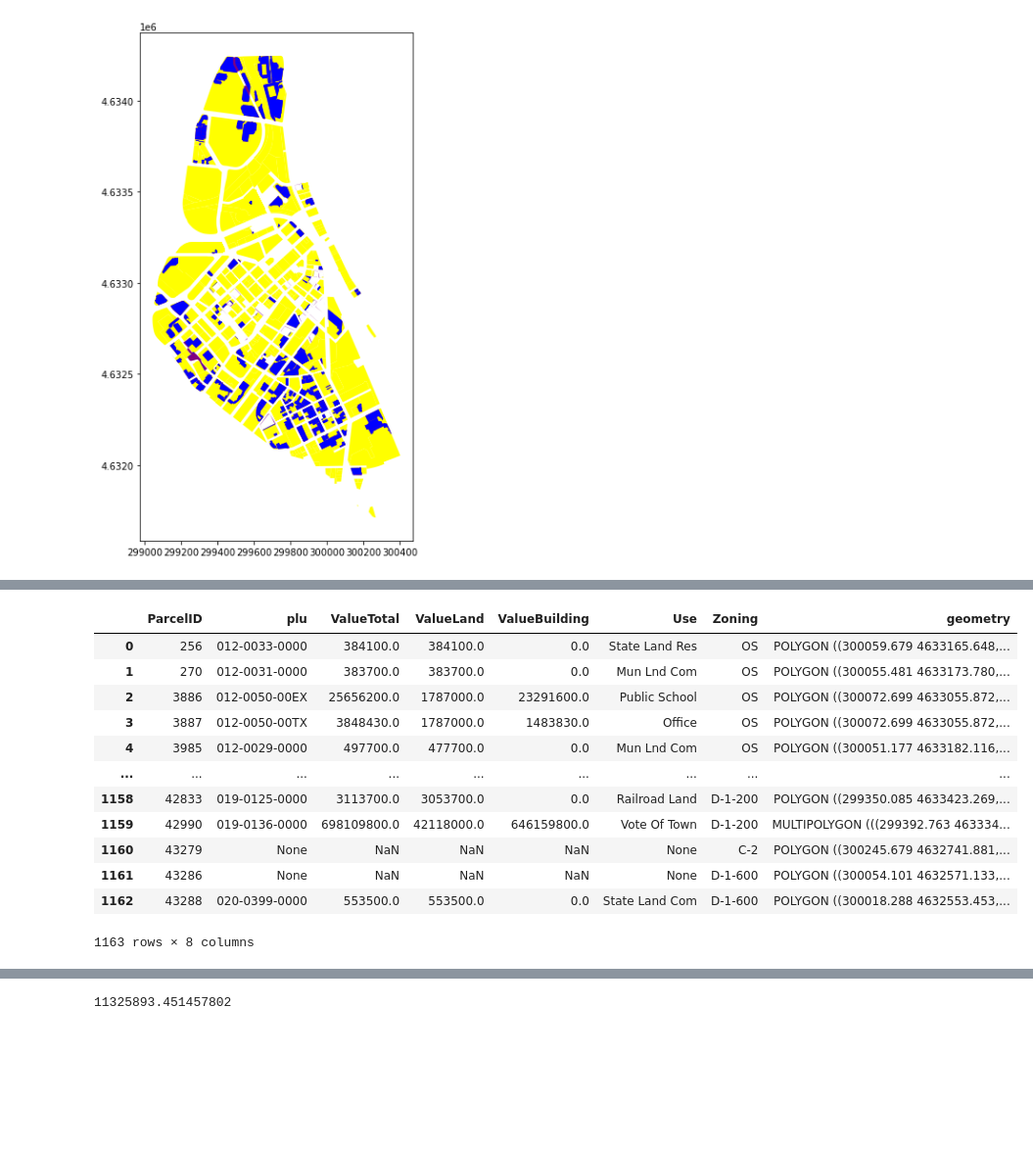
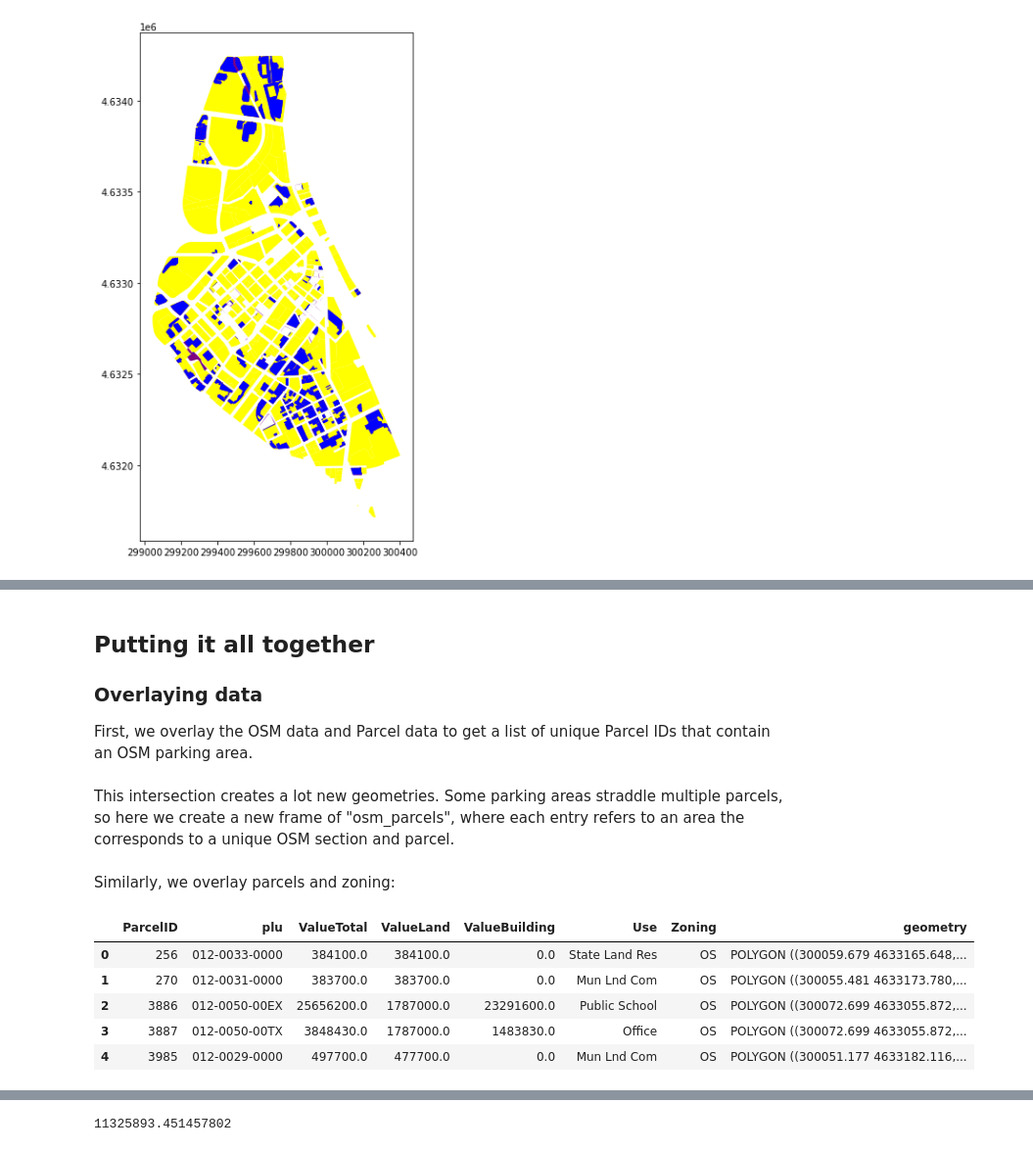
Before and after one commit to chris-sarli/parking-analysis, a Jupyter notebook: notebooks/Taxes.ipynb, the cells around one changed output, grey strips where cells are left out. Shown: that part at 98% size. Saved outputs shown, nothing was run; the diff lists cells and outputs as text; code cells hidden in the pictures; blank space fills up the shorter version.

```diff
--- a/notebooks/Taxes.ipynb
+++ b/notebooks/Taxes.ipynb
@@ -152,6 +137,14 @@ def getParcelArea(parcelId):
+# %% [markdown]
+## Putting it all together
+
+### Overlaying data
+
+First, we overlay the OSM data and Parcel data to get a list of unique Parcel IDs that contain an OSM parking area.
 # %%
 parking_parcel_ids = gpd.overlay(osm, parcels, how='intersection').ParcelID.unique()
 
 not_parking_parcels = parcels[~(parcels['ParcelID'].isin(parking_parcel_ids))]
 parking_parcels = parcels[(parcels['ParcelID'].isin(parking_parcel_ids))]
+# %% [markdown]
+This intersection creates a lot new geometries. Some parking areas straddle multiple parcels, so here we create a new frame of "osm_parcels", where each entry refers to an area the corresponds to a unique OSM section and parcel.
 # %%
@@ -158,20 +155,15 @@ parking_parcels = parcels[(parcels['ParcelID'].isin(parking_parcel_ids))]
 osm_parcels = gpd.overlay(osm, parcels, how='intersection')
 osm_parcels['OSMArea'] = osm_parcels.geometry.apply(lambda x: x.area)
 osm_parcels['ParcelArea'] = osm_parcels['ParcelID'].apply(lambda x: getParcelArea(x))
+# %% [markdown]
+Similarly, we overlay parcels and zoning:
 # %%
 parcelsZoning = gpd.overlay(parcels, zoning, how='intersection')
-parcelsZoning
+parcelsZoning.head()
 # %% [output]
 |  | ParcelID | plu | ValueTotal | ValueLand | ValueBuilding | Use | Zoning | geometry |
 | 0 | 256 | 012-0033-0000 | 384100.0 | 384100.0 | 0.0 | State Land Res | OS | POLYGON ((300059.679 4633165.648,... |
 | 1 | 270 | 012-0031-0000 | 383700.0 | 383700.0 | 0.0 | Mun Lnd Com | OS | POLYGON ((300055.481 4633173.780,... |
 | 2 | 3886 | 012-0050-00EX | 25656200.0 | 1787000.0 | 23291600.0 | Public School | OS | POLYGON ((300072.699 4633055.872,... |
 | 3 | 3887 | 012-0050-00TX | 3848430.0 | 1787000.0 | 1483830.0 | Office | OS | POLYGON ((300072.699 4633055.872,... |
 | 4 | 3985 | 012-0029-0000 | 497700.0 | 477700.0 | 0.0 | Mun Lnd Com | OS | POLYGON ((300051.177 4633182.116,... |
-| ... | ... | ... | ... | ... | ... | ... | ... | ... |
-| 1158 | 42833 | 019-0125-0000 | 3113700.0 | 3053700.0 | 0.0 | Railroad Land | D-1-200 | POLYGON ((299350.085 4633423.269,... |
-| 1159 | 42990 | 019-0136-0000 | 698109800.0 | 42118000.0 | 646159800.0 | Vote Of Town | D-1-200 | MULTIPOLYGON (((299392.763 463334... |
-| 1160 | 43279 | None | NaN | NaN | NaN | None | C-2 | POLYGON ((300245.679 4632741.881,... |
-| 1161 | 43286 | None | NaN | NaN | NaN | None | D-1-600 | POLYGON ((300054.101 4632571.133,... |
-| 1162 | 43288 | 020-0399-0000 | 553500.0 | 553500.0 | 0.0 | State Land Com | D-1-600 | POLYGON ((300018.288 4632553.453,... |
-1163 rows × 8 columns
```
Also changed, not shown: parts of 33 cells of this notebook.
